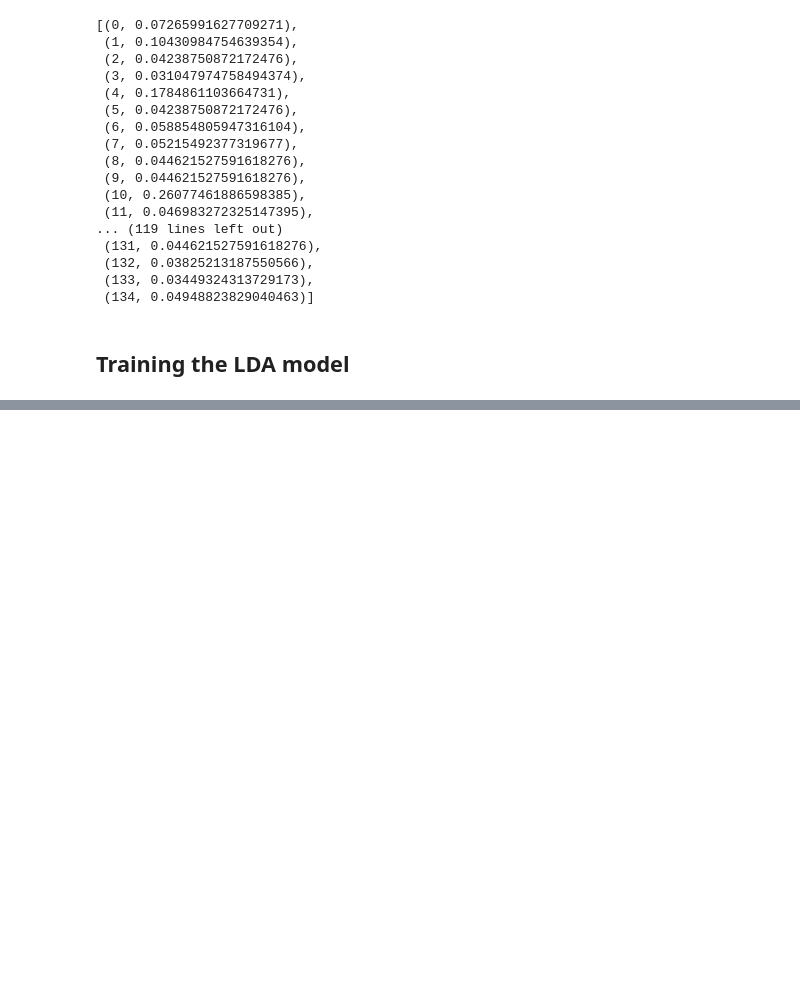
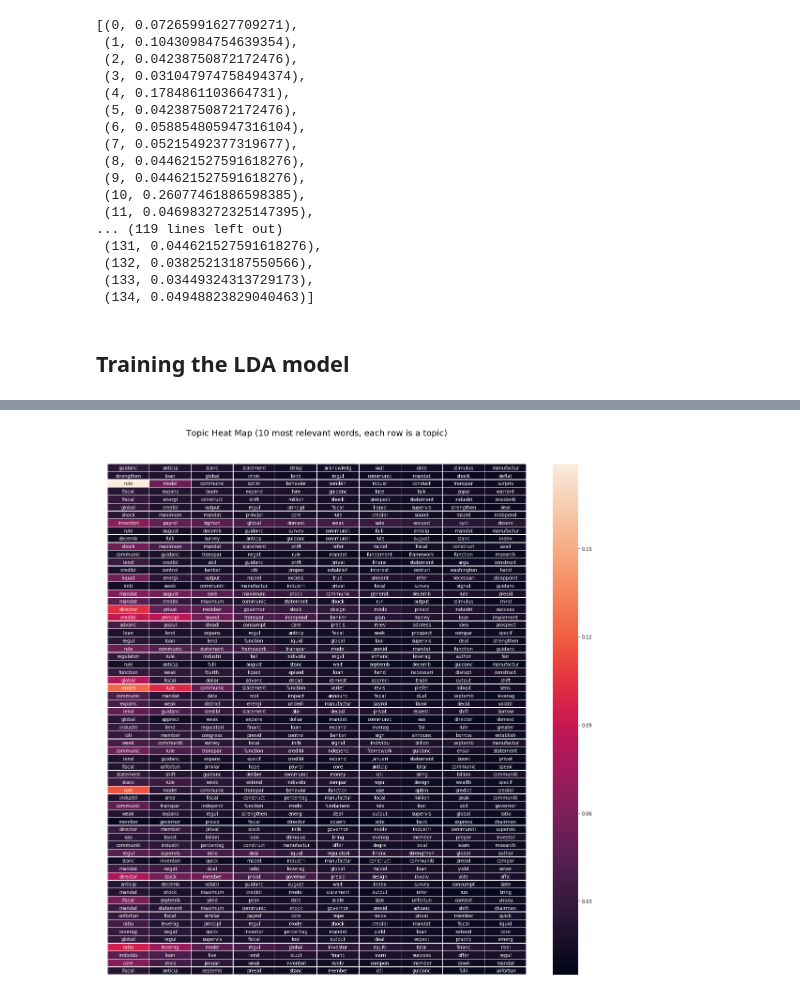
Before and after one commit to pcatattacks/fed-predictor, a Jupyter notebook: Patterns of Dissents.ipynb, the cells around one changed output, grey strips where cells are left out. Drawn from its saved outputs; the diff is of its cells as text; code cells hidden in the pictures; blank space fills up the shorter version.

Commit message:
Generated topic heatmap

```diff
--- a/Patterns of Dissents.ipynb
+++ b/Patterns of Dissents.ipynb
@@ -447,0 +450,4 @@ So now, we have a trained model that can classify a document into the topic for
+# %%
+# shows topics and the 10 most relevant words for each
+topics = lda_model.show_topics(num_topics=65, formatted=False)
+topics
@@ -447,0 +472,34 @@ So now, we have a trained model that can classify a document into the topic for
+# %%
+labels = [[] for x in range(65)]
+probabilities = [[] for x in range(65)]
+
+for idx, topic in enumerate(topics):
+    for tup in topic[1]:
+        word, prob = tup
+        labels[idx].append(word)
+        probabilities[idx].append(prob)
+
+labels = np.asarray(labels)
+probabilities = np.asarray(probabilities)
+# %%
+import seaborn as sns
+import matplotlib.pyplot as plt
+
+fig, ax = plt.subplots(figsize=(20,20))
+title = "Topic Heat Map (10 most relevant words, each row is a topic)"
+plt.title(title, fontsize=18)
+
+ttl = ax.title
+ttl.set_position([0.5, 1.05])
+
+# hide ticks for x and y axis
+ax.set_xticks([])
+# ax.set_yticks([])
+
+# remove axis
+ax.axis("off")
+
+sns.heatmap(probabilities, annot=labels, fmt="", ax=ax, linewidth=0.3)
+plt.show()
+# %% [output]
+[figure, added]
```
Also changed, not shown: parts of 8 cells of this notebook.
